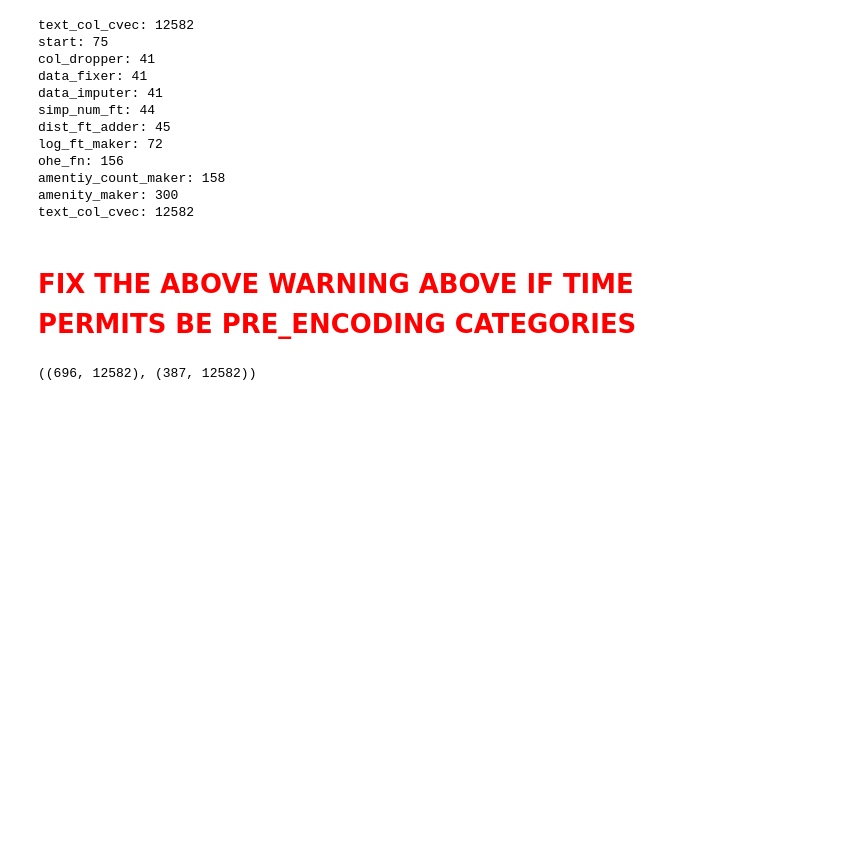
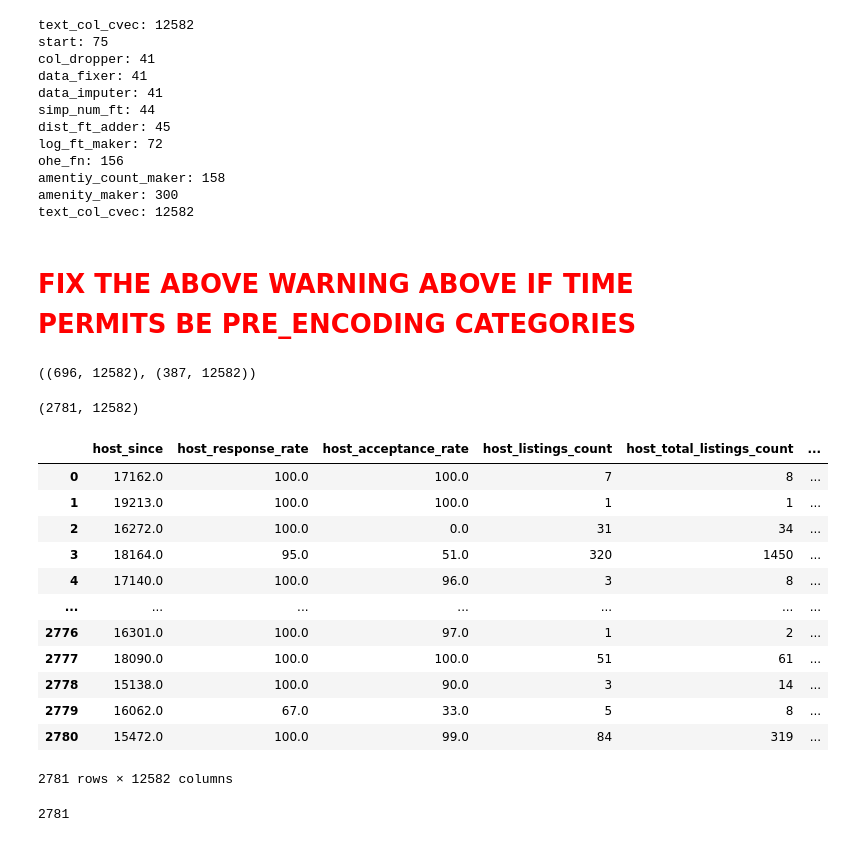
Before and after one commit to drossDS/Air_BnB_Fair_Pricing, a Jupyter notebook: code/4-refactored-post-eda-data-compiler.ipynb, the cells around one changed output. Cells and saved outputs as stored; diff of their text form; code cells hidden in the pictures; blank space fills up the shorter version.

```diff
--- a/code/4-refactored-post-eda-data-compiler.ipynb
+++ b/code/4-refactored-post-eda-data-compiler.ipynb
@@ -538,3 +540,23 @@ lstn.to_csv('../data/prepped_training.csv', index=False)
 validation.to_csv('../data/prepped_validation.csv', index=False)
 # %%
 testing.to_csv('../data/prepped_testing.csv', index=False)
+# %%
+lstn.shape
+# %% [output]
+(2781, 12582)
+# %%
+lstn
+# %% [output]
+|  | host_since | host_response_rate | host_acceptance_rate | host_listings_count | host_total_listings_count | ... |
+| 0 | 17162.0 | 100.0 | 100.0 | 7 | 8 | ... |
+| 1 | 19213.0 | 100.0 | 100.0 | 1 | 1 | ... |
+| 2 | 16272.0 | 100.0 | 0.0 | 31 | 34 | ... |
+| 3 | 18164.0 | 95.0 | 51.0 | 320 | 1450 | ... |
+| 4 | 17140.0 | 100.0 | 96.0 | 3 | 8 | ... |
+| ... | ... | ... | ... | ... | ... | ... |
+| 2776 | 16301.0 | 100.0 | 97.0 | 1 | 2 | ... |
+| 2777 | 18090.0 | 100.0 | 100.0 | 51 | 61 | ... |
+| 2778 | 15138.0 | 100.0 | 90.0 | 3 | 14 | ... |
+| 2779 | 16062.0 | 67.0 | 33.0 | 5 | 8 | ... |
+| 2780 | 15472.0 | 100.0 | 99.0 | 84 | 319 | ... |
+2781 rows × 12582 columns
@@ -540,0 +565,4 @@ testing.to_csv('../data/prepped_testing.csv', index=False)
+# %%
+sum(lstn.latitude == compare.latitude)
+# %% [output]
+2781
```
Also changed, not shown: parts of 3 cells of this notebook, 1 other file.
